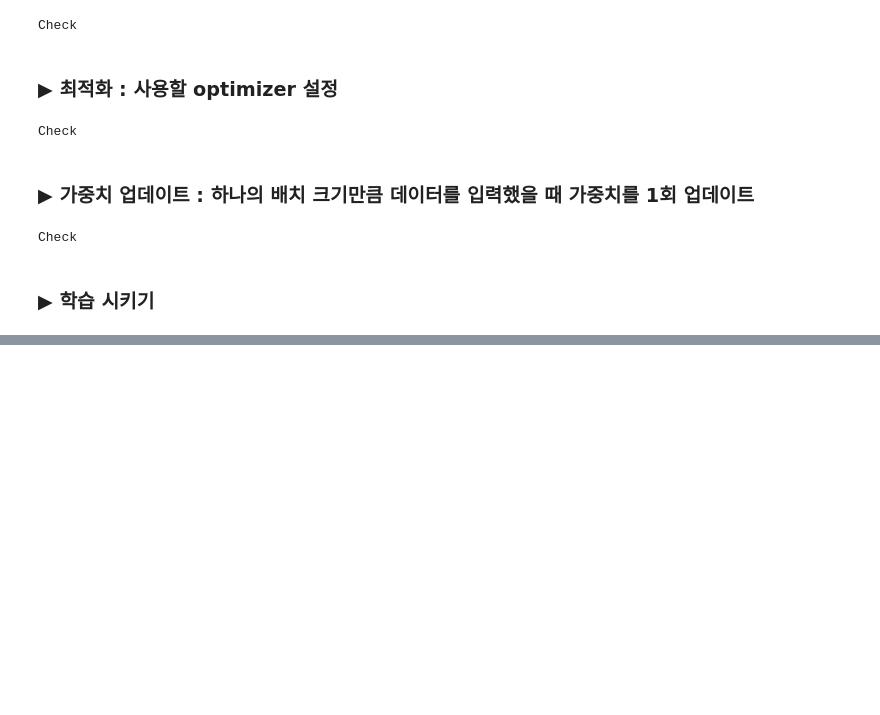
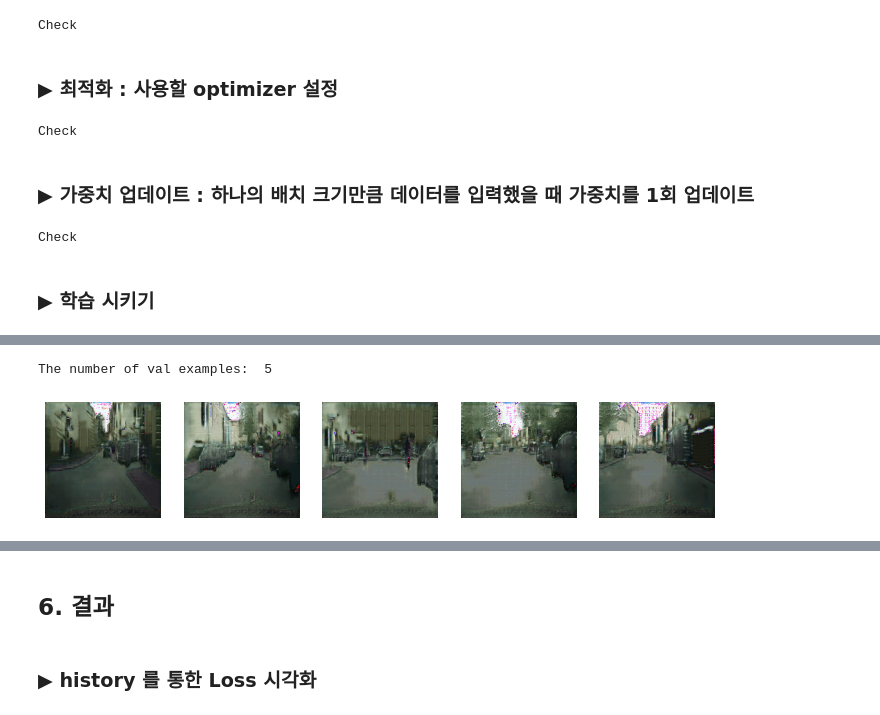
Before and after one commit to zzocojoa/AIFFEL_EXP.github.io, a Jupyter notebook: Exploration/[E-17]Segmentation map으로 도로 이미지 만들기.ipynb, the cells around one changed output, grey strips where cells are left out. Saved outputs shown, nothing was run; the diff lists cells and outputs as text; code cells hidden in the pictures; blank space fills up the shorter version.

```diff
--- a/Exploration/[E-17]Segmentation map으로 도로 이미지 만들기.ipynb
+++ b/Exploration/[E-17]Segmentation map으로 도로 이미지 만들기.ipynb
@@ -504,0 +449,7 @@ Discriminator_loss:0.4205
+# %%
+val_path = "/content/drive/MyDrive/AIFFEL/data/conditional_generation/cityscapes/val/"
+
+val_len = len(os.listdir(val_path)) # the number ofvalidation images
+print("The number of val examples: ", val_len)
+# %% [output]
+The number of val examples:  5
@@ -504,0 +475,46 @@ Discriminator_loss:0.4205
+# %%
+import time
+from IPython import display
+
+# history
+history = {'gen_loss':[], 'l1_loss':[], 'disc_loss':[]}
+
+def train(train_images, epochs, save_every, generator, discriminator):
+    start = time.time()
+
+    for epoch in range(1, EPOCHS+1):
+        epoch_start = time.time()
+        for i, (input_image, ground_truth) in enumerate(train_images):
+            g_loss, l1_loss, d_loss = train_step(input_image, ground_truth, generator, discriminator)
+
+            history['gen_loss'].append(g_loss)
+            history['l1_loss'].append(l1_loss)
+            history['disc_loss'].append(d_loss)
+
+            if (i+1) % 50 == 0:
+                display.clear_output(wait=False)
+                generate_and_save_images(generator, epoch + 1, i + 1)
+                print(f"EPOCH[{epoch}] - STEP[{i+1}] \
+                        \nGenerator_loss: {g_loss.numpy():.4f} \
+                        \nL1_loss: {l1_loss.numpy():.4f} \
+                        \nDiscriminator_loss: {d_loss.numpy():.4f} \
+                        \nTime for epoch {epoch} : {int(time.time()-epoch_start)} sec", end="\n\n")
+                train_time = time.strftime('%H:%M:%S', time.gmtime(int(time.time()-start)))
+                print(f'>>>> Time for training: {train_time}', end="\n\n")
+
+        if epoch % save_every == 0:
+            checkpoint.save(file_prefix=checkpoint_prefix) # save checkpoint
+
+        display.clear_output(wait=False)
+        generate_and_save_images(generator, epoch, i)
+        train_time = time.strftime('%H:%M:%S', time.gmtime(int(time.time()-start)))
+        print(f'>>>> Time for training: {train_time}', end="\n\n")
+# %%
+EPOCHS = 500
+save_every = 5
+# %%
+%%time
+with tf.device('/GPU:0'):
+    train(train_images, EPOCHS, save_every, generator, discriminator)
+# %% [output]
+[figure, added]
@@ -504,0 +525,4 @@ Discriminator_loss:0.4205
+# %% [markdown]
+## 6. 결과
+# %% [markdown]
+### ▶ history 를 통한 Loss 시각화
```
Also changed, not shown: parts of 29 cells of this notebook.
